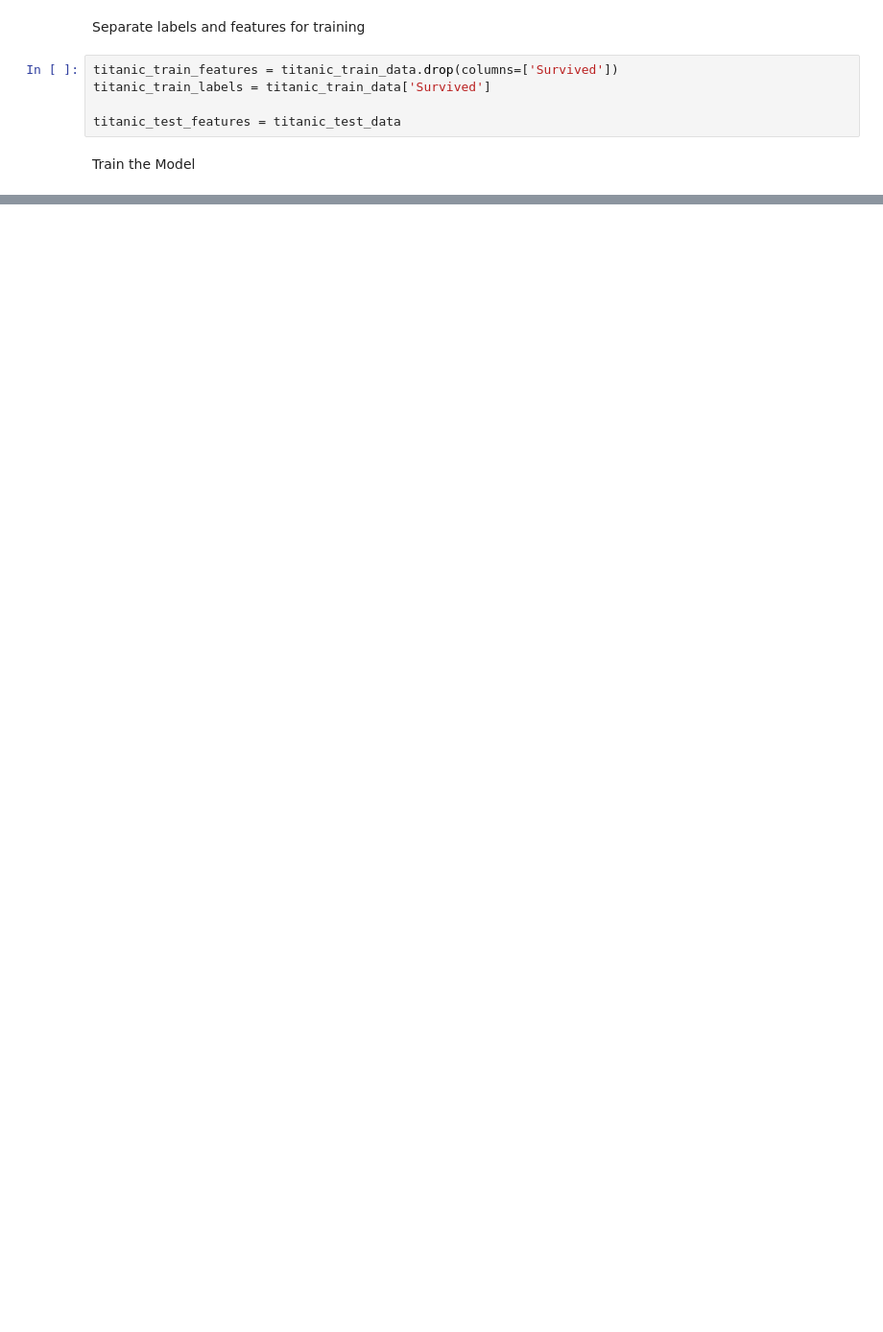
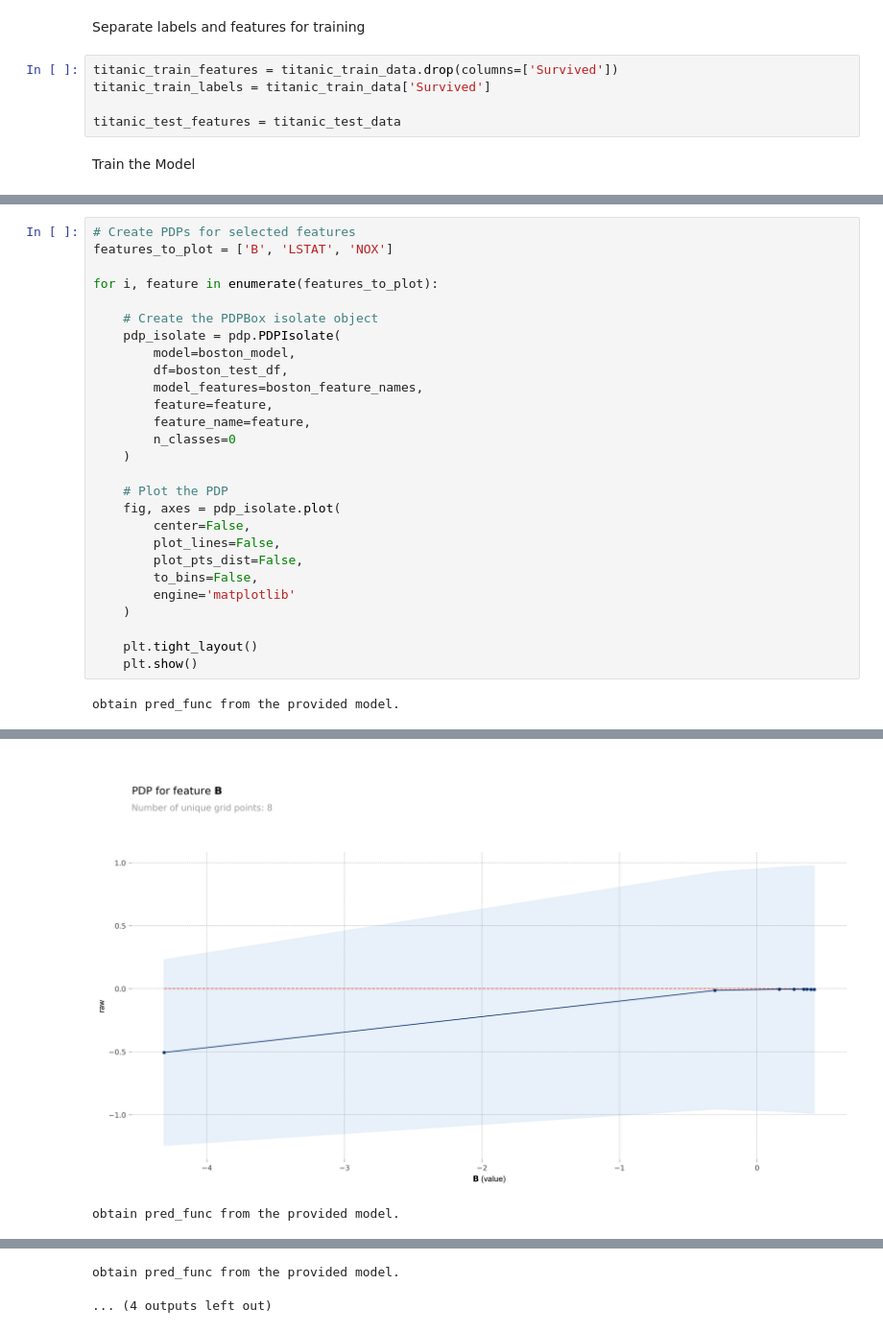
Before and after one commit to SaulVas/ARI3205-Interpretable-AI, a Jupyter notebook: Saul_Vassallo_David_Scerri.ipynb, the cells around one changed output, grey strips where cells are left out. Shown at 96% size. Saved outputs shown, nothing was run; the diff lists cells and outputs as text; blank space fills up the shorter version.

```diff
--- a/Saul_Vassallo_David_Scerri.ipynb
+++ b/Saul_Vassallo_David_Scerri.ipynb
@@ -381,0 +388,29 @@ Epoch 217/10000
+# %%
+# Create PDPs for selected features
+features_to_plot = ['B', 'LSTAT', 'NOX']
+
+for i, feature in enumerate(features_to_plot):
+
+    # Create the PDPBox isolate object
+    pdp_isolate = pdp.PDPIsolate(
+        model=boston_model,
+        df=boston_test_df,
+        model_features=boston_feature_names,
+        feature=feature,
+        feature_name=feature,
+        n_classes=0
+    )
+
+    # Plot the PDP
+    fig, axes = pdp_isolate.plot(
+        center=False,
+        plot_lines=False,
+        plot_pts_dist=False,
+        to_bins=False,
+        engine='matplotlib'
+    )
+
+    plt.tight_layout()
+    plt.show()
+# %% [output]
+obtain pred_func from the provided model.
@@ -381,0 +425,2 @@ Epoch 217/10000
+[figure, added]
+obtain pred_func from the provided model.
@@ -381,0 +438,2 @@ Epoch 217/10000
+obtain pred_func from the provided model.
+... (4 outputs left out)
```
Also changed, not shown: parts of 11 cells of this notebook.
